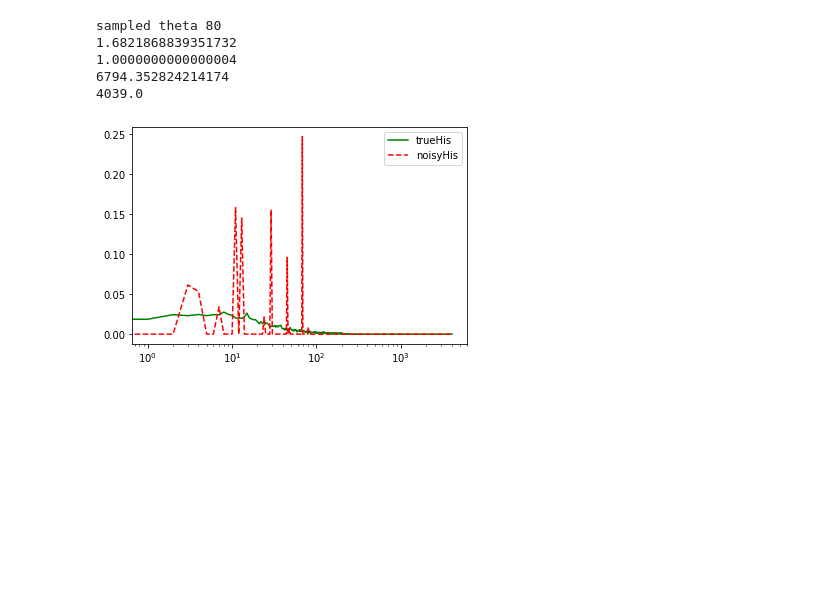
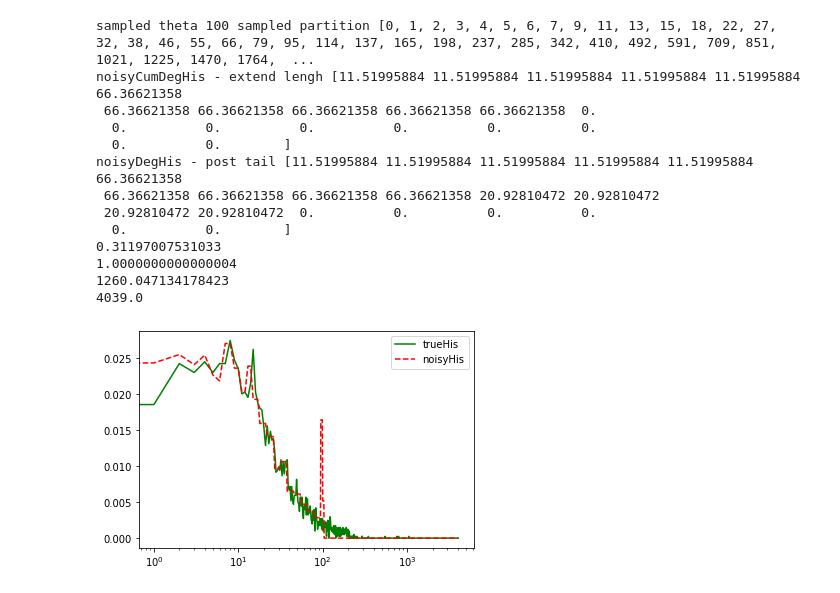
Before and after one commit to DPGraph/DPGraph, a Jupyter notebook: main.ipynb, the cells around one changed output. Cells and saved outputs as stored; diff of their text form; code cells hidden in the pictures; blank space fills up the shorter version.

Commit message:
complete partition algo

```diff
--- a/main.ipynb
+++ b/main.ipynb
@@ -463,31 +548,40 @@ maxDeg = nodesNum -1  #assume this is given
 trueHis = getDegHis(G,maxDeg)
 # %%
 ##Testing of algorithms for degree distribution
-epsilon = 0.1
+epsilon = 1.0
 maxTheta = min(nodesNum-1,200)
 #noisyDegHis = nodeDP_nodeTrun_Smooth(G,maxDeg,epsilon, maxTheta)
 ###noisyDegHis = nodeDP_flowgraph_degSeq_Lap(G,maxDeg,epsilon, maxTheta) #works for small graph
 #thetaCandidates = list(range(maxTheta))
-thetaCandidates = [20,40,60,80,100,120,140,160,180,200]
-#thetaCandidates = [200]#[nodesNum-1]
-noisyDegHis = nodeDP_edgeAdd_degCum_Lap_variant(G,maxDeg,epsilon,thetaCandidates)
+#thetaCandidates = [20,40,60,80,100,120,140,160,180,200]
+thetaCandidates = [100]#[nodesNum-1]
+rCandidates = [1.2,1.5] #r determines the partition (g_i = {k:r^{i-1}<= k < r^i})
+noisyDegHis = nodeDP_edgeAdd_degHisPart_Lap(G, maxDeg, epsilon, thetaCandidates, rCandidates)
 #noisyDegHis = nodeDP_edgeAdd_degCum_Lap(G,maxDeg,epsilon,thetaCandidates)
-#noisyDegHis = nodeDP_edgeAdd_degHisPart_Lap(G, maxDeg, epsilon, [t+1 for t in range(maxTheta)], paritionList) #INCOMPLETE
+#noisyDegHis = nodeDP_edgeAdd_degCum_Lap_variant(G,maxDeg,epsilon,thetaCandidates)
 
 #print("trueHist0-29", trueHis[0:30])
 #print("noisyHist0-29", noisyDegHis[0:30])
 plotHis(trueHis/nodesNum,noisyDegHis/nodesNum)
 print(difDegHis_L1(trueHis/nodesNum, noisyDegHis/nodesNum))
 print(difDegHis_L1(trueHis/nodesNum, (np.zeros(maxDeg+1))/nodesNum))
 print(difDegHis_L1(trueHis, noisyDegHis))
 print(difDegHis_L1(trueHis, (np.zeros(maxDeg+1))))
 # %% [output]
-sampled theta 80
-1.6821868839351732
+sampled theta 100 sampled partition [0, 1, 2, 3, 4, 5, 6, 7, 9, 11, 13, 15, 18, 22, 27, 32, 38, 46, 55, 66, 79, 95, 114, 137, 165, 198, 237, 285, 342, 410, 492, 591, 709, 851, 1021, 1225, 1470, 1764,  ...
+noisyCumDegHis - extend lengh [11.51995884 11.51995884 11.51995884 11.51995884 11.51995884 66.36621358
+ 66.36621358 66.36621358 66.36621358 66.36621358 66.36621358  0.
+  0.          0.          0.          0.          0.          0.
+  0.          0.        ]
+noisyDegHis - post tail [11.51995884 11.51995884 11.51995884 11.51995884 11.51995884 66.36621358
+ 66.36621358 66.36621358 66.36621358 66.36621358 20.92810472 20.92810472
+ 20.92810472 20.92810472  0.          0.          0.          0.
+  0.          0.        ]
+0.31197007531033
 1.0000000000000004
-6794.352824214174
+1260.047134178423
 4039.0
-[figure, old version]
+[figure, new version]
 # %%
 cdf1=1-pdfToCdf(trueHis)
 cdf2=1-pdfToCdf(noisyDegHis)
```
Also changed, not shown: parts of 11 cells of this notebook.
